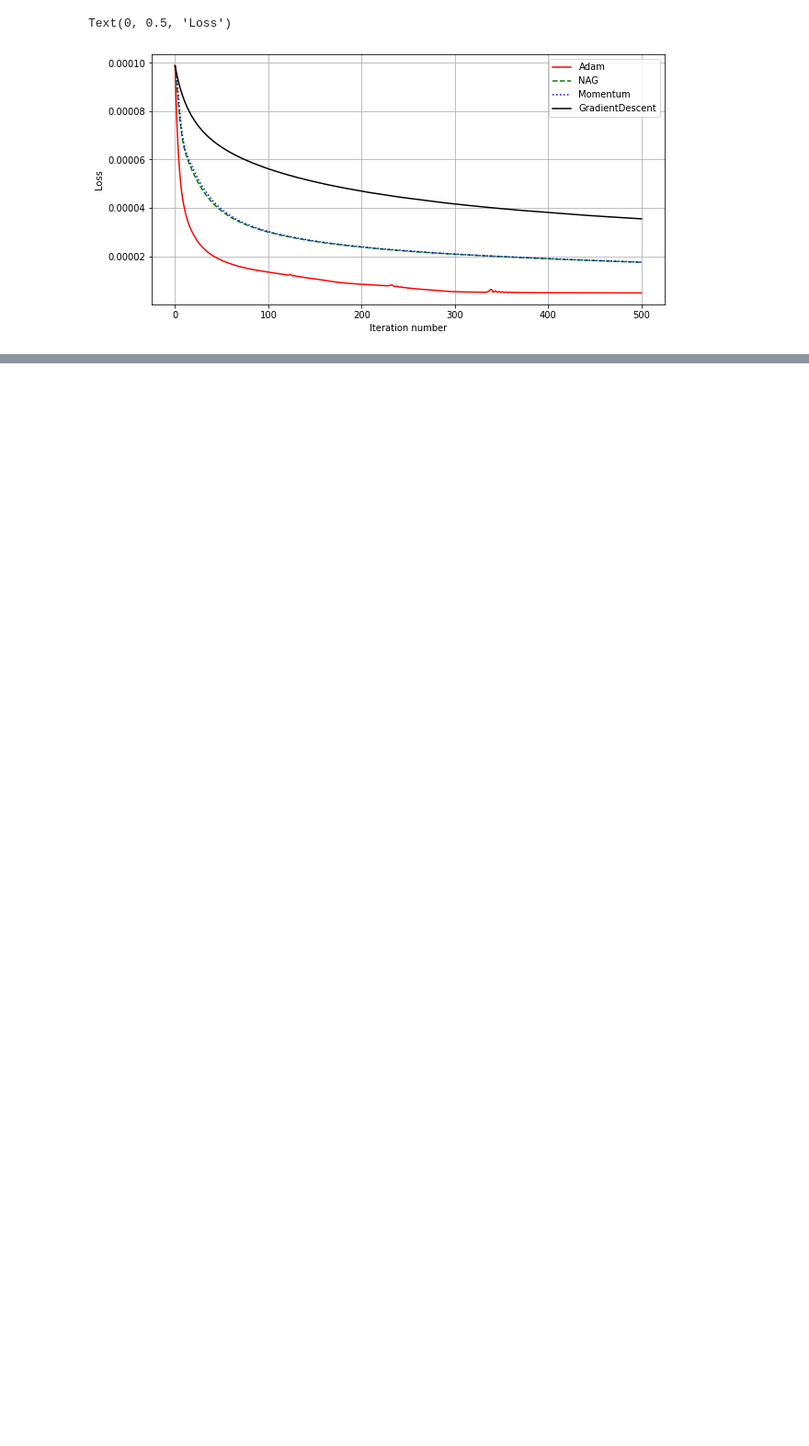
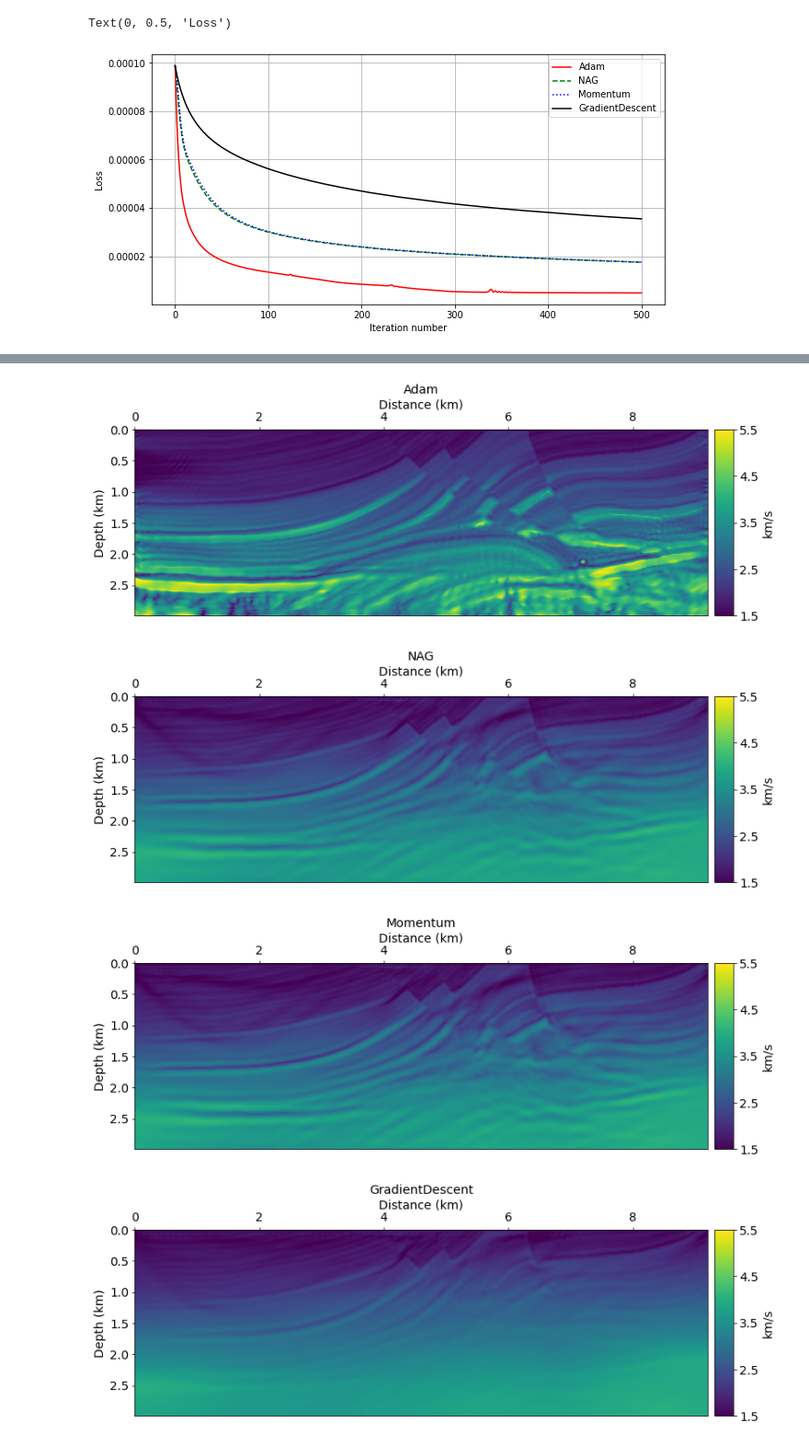
Before and after one commit to pkgpl/fwi_project_example, a Jupyter notebook: results/InversionResults.ipynb, the cells around one changed output, grey strips where cells are left out. Shown at 92% size. Saved outputs shown, nothing was run; the diff lists cells and outputs as text; code cells hidden in the pictures; blank space fills up the shorter version.

```diff
--- a/results/InversionResults.ipynb
+++ b/results/InversionResults.ipynb
@@ -16,14 +16,22 @@ shape=(nx,nz)
+# %%
+names = ["Adam", "NAG", "Momentum", "GradientDescent"]
+dirnames = [
+    "../src/time/runs/May18_01-20-34_925924ccf8a8Adam/",
+    "../src/time/runs/May18_02-17-18_925924ccf8a8Nag/",
+    "../src/time/runs/May18_04-52-45_925924ccf8a8Momentum/",
+    "../src/time/runs/May18_05-37-14_925924ccf8a8GD/"
+]
+losses = {}
+vels = {}
 # %%
-loss_adam, vel_adam = get_data("../src/time/runs/May18_01-20-34_925924ccf8a8Adam/", shape)
-loss_nag,  vel_nag  = get_data("../src/time/runs/May18_02-17-18_925924ccf8a8Nag/", shape)
-loss_mnt,  vel_mnt  = get_data("../src/time/runs/May18_04-52-45_925924ccf8a8Momentum/", shape)
-loss_gd,   vel_gd   = get_data("../src/time/runs/May18_05-37-14_925924ccf8a8GD/", shape)
+for name, dirname in zip(names, dirnames):
+    losses[name], vels[name] = get_data(dirname, vinit.shape)
 # %%
+lines = ["r-","g--","b:","k-"]
+
 plt.figure(figsize=[10,5])
-plt.plot(loss_adam[:,0],loss_adam[:,1],'r-', label="Adam")
-plt.plot(loss_nag[:,0], loss_nag[:,1] ,'g--', label="NAG")
-plt.plot(loss_mnt[:,0], loss_mnt[:,1] ,'b:', label='Momentum')
-plt.plot(loss_gd[:,0], loss_gd[:,1] ,'k-', label='GradientDescent')
+for (name, loss), line in zip(losses.items(), lines):
+    plt.plot(loss[:,0], loss[:,1], line, label=name)
 plt.grid()
 plt.legend()
 plt.xlabel("Iteration number")
@@ -52,0 +51,9 @@ plot.plot_vel(vel_gd, h, vmin, vmax)
+# %%
+for name, vel in vels.items():
+    plot_vel(vel, h, vmin, vmax)
+    plt.title(name, fontsize='x-large')
+# %% [output]
+[figure, added]
+[figure, added]
+[figure, added]
+[figure, added]
```
Also changed, not shown: parts of 7 cells of this notebook.
